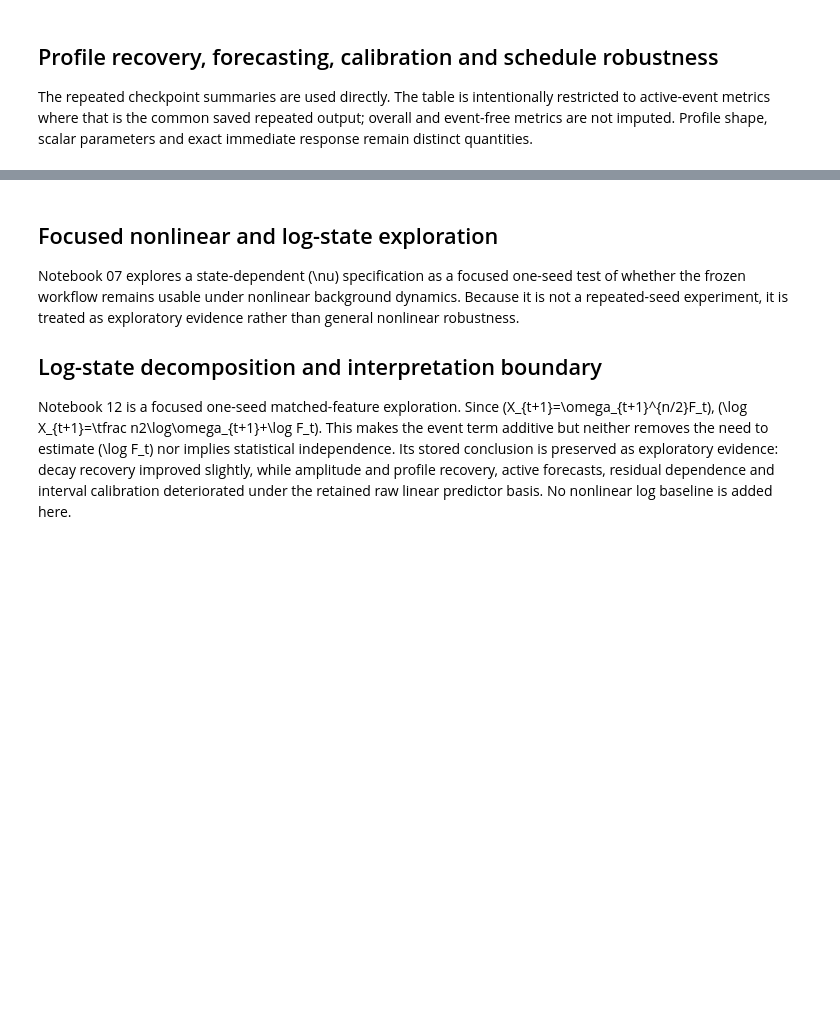
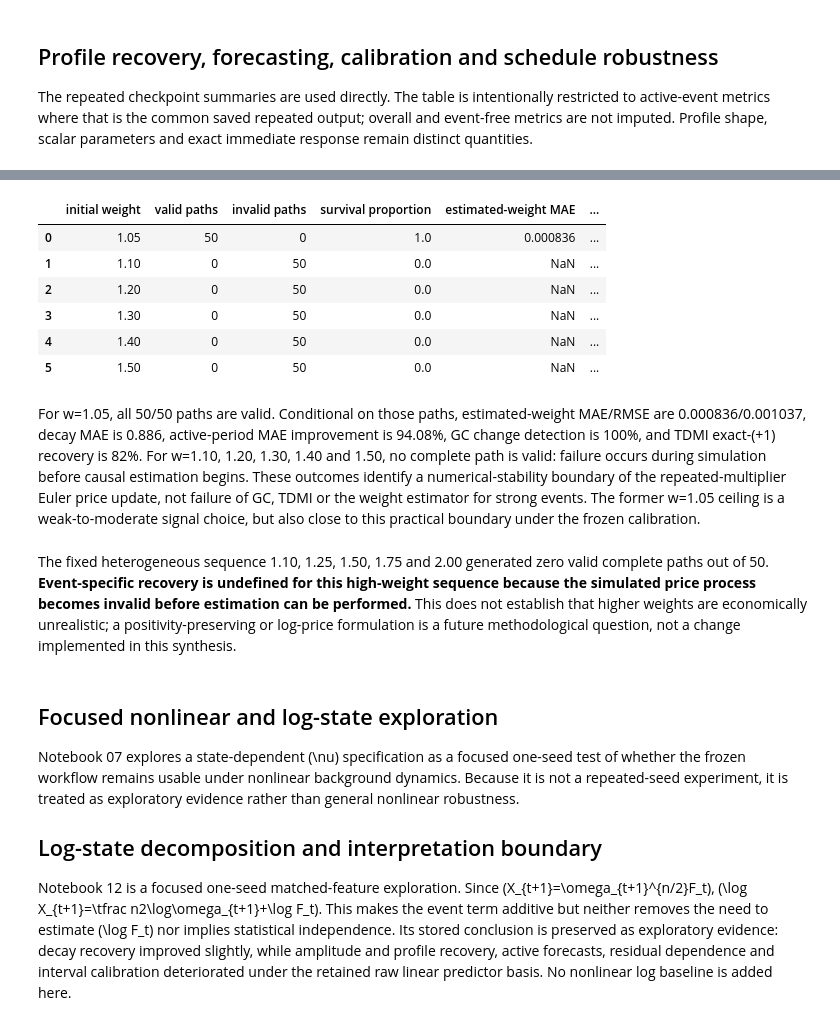
Before and after one commit to JivN24/HSBC-AN-RN, a Jupyter notebook: CODEWORK/Linus' Task Re-Do/13_final_synthetic_synthesis.ipynb, the cells around one changed output, grey strips where cells are left out. Saved outputs shown, nothing was run; the diff lists cells and outputs as text; code cells hidden in the pictures; blank space fills up the shorter version.

```diff
--- a/CODEWORK/Linus' Task Re-Do/13_final_synthetic_synthesis.ipynb
+++ b/CODEWORK/Linus' Task Re-Do/13_final_synthetic_synthesis.ipynb
@@ -33,6 +33,10 @@ OUTPUT_DIR.mkdir(exist_ok=True)
 
 source_files = {
     'notebook08_numeric': ROOT / 'notebook08_results' / 'notebook08_numeric_summary.csv',
+    'notebook08_detection': ROOT / 'notebook08_results' / 'notebook08_detection_summary.csv',
+    'notebook08_common_weight_survival': ROOT / 'notebook08_results' / 'notebook08_common_weight_survival.csv',
+    'notebook08_common_weight_recovery': ROOT / 'notebook08_results' / 'notebook08_common_weight_valid_path_recovery.csv',
+    'notebook08_heterogeneous_viability': ROOT / 'notebook08_results' / 'notebook08_heterogeneous_viability_summary.csv',
     'notebook09_numeric': ROOT / 'notebook09_results' / 'notebook09_calibration_numeric_summary.csv',
     'notebook10_schedule': ROOT / 'notebook10_results' / 'stage4_seed_case_analysis.csv',
     'notebook10_headlines': ROOT / 'notebook10_results' / 'stage5_headline_results.csv',
@@ -46,6 +50,17 @@ missing_required = [name for name, path in source_files.items() if not path.exis
 assert not missing_required, f'Missing required source files: {missing_required}'
 
 summary08 = pd.read_csv(source_files['notebook08_numeric'])
+detection08 = pd.read_csv(source_files['notebook08_detection'])
+common_weight_survival = pd.read_csv(source_files['notebook08_common_weight_survival'])
+common_weight_recovery = pd.read_csv(source_files['notebook08_common_weight_recovery'])
+heterogeneous_viability = pd.read_csv(source_files['notebook08_heterogeneous_viability'])
+for table, columns in [
+    (common_weight_survival, {'case_name','initial_event_weight','valid_path_count','invalid_path_count','survival_proportion'}),
+    (common_weight_recovery, {'case_name','weight_MAE','weight_RMSE','decay_MAE','forecast_improvement_over_no_event_pct'}),
+    (heterogeneous_viability, {'configuration','attempted_seeds','valid_path_count','invalid_path_count','survival_proportion'}),
+]:
+    assert not table.empty and columns.issubset(table.columns)
+assert {'case_name','metric','rate'}.issubset(detection08.columns) and not detection08.empty
 summary09 = pd.read_csv(source_files['notebook09_numeric'])
 schedule_runs = pd.read_csv(source_files['notebook10_schedule'])
 schedule_headlines = pd.read_csv(source_files['notebook10_headlines'])
@@ -394,3 +415,43 @@ Notebook 09 uses a locally scale-matched n=2 design, which is the appropriate co
+# %%
+common_weight_detection = (
+    detection08.loc[
+        detection08['case_name'].eq('weight_1_05')
+        & detection08['metric'].isin(['gc_change_detected_5pct','tdmi_change_peak_at_plus_1']),
+        ['metric','rate'],
+    ].set_index('metric')['rate']
+)
+common_strength_summary = common_weight_survival.merge(
+    common_weight_recovery[['case_name','weight_MAE','weight_RMSE','decay_MAE','forecast_improvement_over_no_event_pct']],
+    on='case_name', how='left', validate='one_to_one',
+).sort_values('initial_event_weight').copy()
+common_strength_summary['GC change detection rate'] = np.where(common_strength_summary['case_name'].eq('weight_1_05'), common_weight_detection['gc_change_detected_5pct'], np.nan)
+common_strength_summary['TDMI change exact (+1) rate'] = np.where(common_strength_summary['case_name'].eq('weight_1_05'), common_weight_detection['tdmi_change_peak_at_plus_1'], np.nan)
+common_strength_summary = common_strength_summary.rename(columns={
+    'initial_event_weight':'initial weight','valid_path_count':'valid paths','invalid_path_count':'invalid paths','survival_proportion':'survival proportion','weight_MAE':'estimated-weight MAE','weight_RMSE':'estimated-weight RMSE','decay_MAE':'decay MAE','forecast_improvement_over_no_event_pct':'active-period MAE improvement (%)',
+})
+strength_columns = ['initial weight','valid paths','invalid paths','survival proportion','estimated-weight MAE','estimated-weight RMSE','decay MAE','active-period MAE improvement (%)','GC change detection rate','TDMI change exact (+1) rate']
+assert common_strength_summary['valid paths'].tolist() == [50,0,0,0,0,0]
+assert common_strength_summary['invalid paths'].tolist() == [0,50,50,50,50,50]
+heterogeneous_row = heterogeneous_viability.iloc[0]
+assert int(heterogeneous_row['valid_path_count']) == 0 and int(heterogeneous_row['invalid_path_count']) == 50
+display(common_strength_summary[strength_columns])
+weight_105 = common_strength_summary.loc[common_strength_summary['initial weight'].eq(1.05)].iloc[0]
+display(Markdown(
+    f"For w=1.05, all {int(weight_105['valid paths'])}/50 paths are valid. Conditional on those paths, estimated-weight MAE/RMSE are {weight_105['estimated-weight MAE']:.6f}/{weight_105['estimated-weight RMSE']:.6f}, decay MAE is {weight_105['decay MAE']:.3f}, active-period MAE improvement is {weight_105['active-period MAE improvement (%)']:.2f}%, GC change detection is {weight_105['GC change detection rate']:.0%}, and TDMI exact-(+1) recovery is {weight_105['TDMI change exact (+1) rate']:.0%}. For w=1.10, 1.20, 1.30, 1.40 and 1.50, no complete path is valid: failure occurs during simulation before causal estimation begins. These outcomes identify a numerical-stability boundary of the repeated-multiplier Euler price update, not failure of GC, TDMI or the weight estimator for strong events. The former w=1.05 ceiling is a weak-to-moderate signal choice, but also close to this practical boundary under the frozen calibration."
+))
+display(Markdown(
+    "The fixed heterogeneous sequence 1.10, 1.25, 1.50, 1.75 and 2.00 generated zero valid complete paths out of 50. **Event-specific recovery is undefined for this high-weight sequence because the simulated price process becomes invalid before estimation can be performed.** This does not establish that higher weights are economically unrealistic; a positivity-preserving or log-price formulation is a future methodological question, not a change implemented in this synthesis."
+))
+# %% [output]
+|  | initial weight | valid paths | invalid paths | survival proportion | estimated-weight MAE | ... |
+| 0 | 1.05 | 50 | 0 | 1.0 | 0.000836 | ... |
+| 1 | 1.10 | 0 | 50 | 0.0 | NaN | ... |
+| 2 | 1.20 | 0 | 50 | 0.0 | NaN | ... |
+| 3 | 1.30 | 0 | 50 | 0.0 | NaN | ... |
+| 4 | 1.40 | 0 | 50 | 0.0 | NaN | ... |
+| 5 | 1.50 | 0 | 50 | 0.0 | NaN | ... |
+For w=1.05, all 50/50 paths are valid. Conditional on those paths, estimated-weight MAE/RMSE are 0.000836/0.001037, decay MAE is 0.886, active-period MAE improvement is 94.08%, GC change detection is 100%, and TDMI exact-(+1) recovery is 82%. For w=1.10, 1.20, 1.30, 1.40 and 1.50, no complete path is valid: failure occurs during simulation before causal estimation begins. These outcomes identify a numerical-stability boundary of the repeated-multiplier Euler price update, not failure of GC, TDMI or the weight estimator for strong events. The former w=1.05 ceiling is a weak-to-moderate signal choice, but also close to this practical boundary under the frozen calibration.
+The fixed heterogeneous sequence 1.10, 1.25, 1.50, 1.75 and 2.00 generated zero valid complete paths out of 50. **Event-specific recovery is undefined for this high-weight sequence because the simulated price process becomes invalid before estimation can be performed.** This does not establish that higher weights are economically unrealistic; a positivity-preserving or log-price formulation is a future methodological question, not a change implemented in this synthesis.
 # %% [markdown]
 ## Focused nonlinear and log-state exploration
 
```
Also changed, not shown: parts of 4 cells of this notebook, 28 other files.
